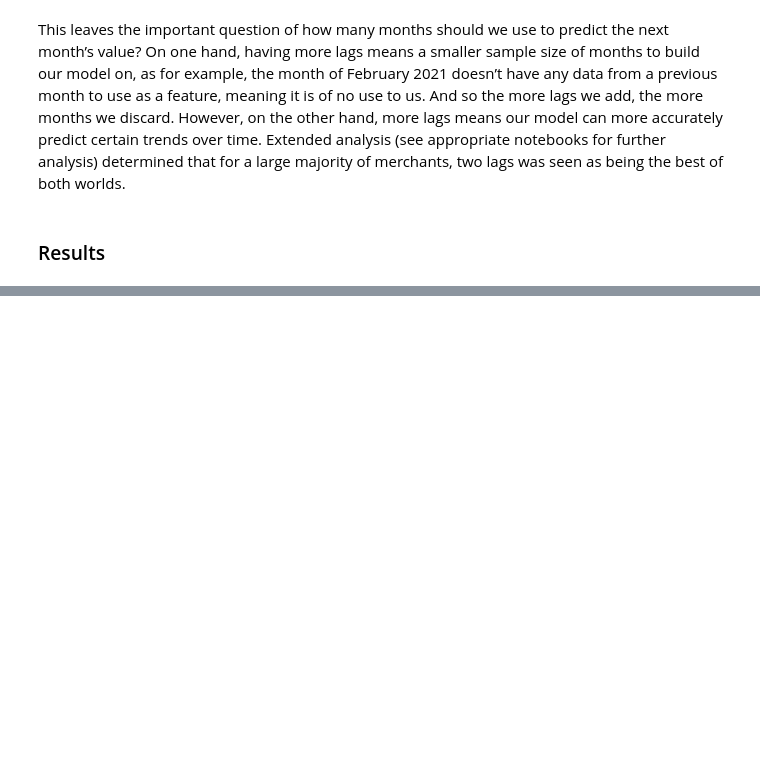
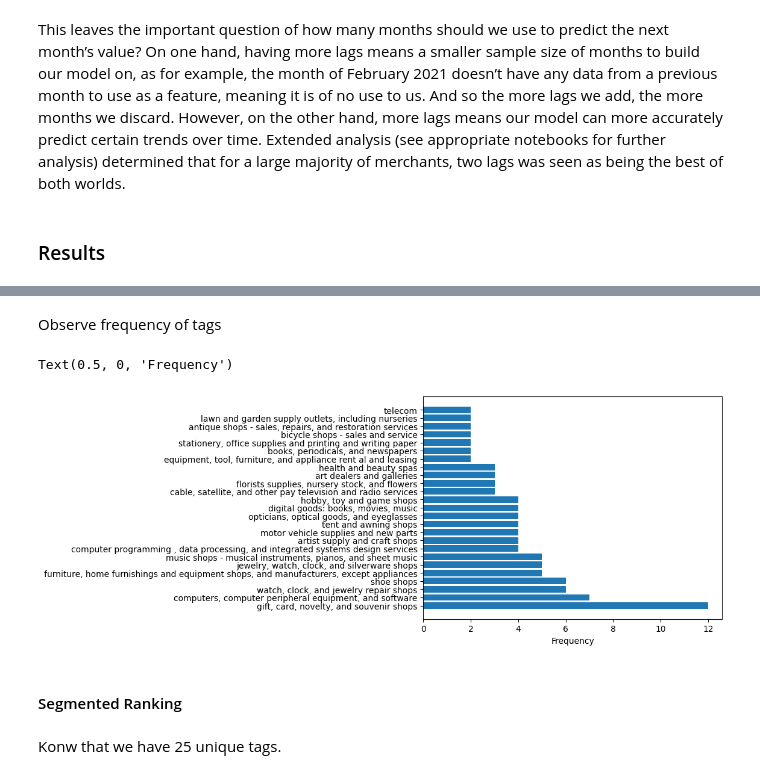
Before and after one commit to MAST30034-Applied-Data-Science/generic-buy-now-pay-later-project-group-35, a Jupyter notebook: notebooks/8-Summary.ipynb, the cells around one changed output, grey strips where cells are left out. Drawn from its saved outputs; the diff is of its cells as text; code cells hidden in the pictures; blank space fills up the shorter version.

Commit message:
added ranking part to summary

```diff
--- a/notebooks/8-Summary.ipynb
+++ b/notebooks/8-Summary.ipynb
@@ -315,0 +452,6 @@ This leaves the important question of how many months should we use to predict t
+# %%
+# had to change 'total_profit' to 'prediction'
+ordered_fp_pd = future_profit_sdf \
+    .orderBy(asc("month"), asc("prediction")) \
+    .drop("year") \
+    .toPandas()
@@ -315,0 +482,5 @@ This leaves the important question of how many months should we use to predict t
+# %%
+ordered_fmc_pd = future_mcustomers_sdf \
+    .orderBy(asc("month"), asc("total_middle_customers")) \
+    .drop("year") \
+    .toPandas()
@@ -315,0 +525,21 @@ This leaves the important question of how many months should we use to predict t
+# %%
+merchants_sdf = spark.read.parquet("../data/curated/merchantdf.parquet/")
+rankings = spark \
+    .createDataFrame(merchants_rank.iloc[1:101,]) \
+    .sort(desc("total_points"))
+
+top100 = merchants_sdf \
+    .join(rankings, "merchant_abn") \
+        .orderBy(desc("total_points"))
+
+# assign ranks
+top100 = top100 \
+    .select("*") \
+    .withColumn("rank", monotonically_increasing_id())
+
+top100 = top100.withColumn(
+    "rank",
+    col("rank") + lit(1)
+)
+
+top100.limit(5)
@@ -315,0 +553,19 @@ This leaves the important question of how many months should we use to predict t
+# %% [markdown]
+Observe frequency of tags
+# %%
+tags_count = top100.groupBy("tags") \
+    .agg(
+        count("merchant_abn").alias("count")
+    ) \
+    .orderBy(desc("count")) \
+    .toPandas()
+
+plt.barh(tags_count["tags"], tags_count["count"])
+plt.xlabel("Frequency")
+# %% [output]
+Text(0.5, 0, 'Frequency')
+[figure, added]
+# %% [markdown]
+#### Segmented Ranking
+# %% [markdown]
+Konw that we have 25 unique tags.
```
Also changed, not shown: parts of 45 cells of this notebook.
